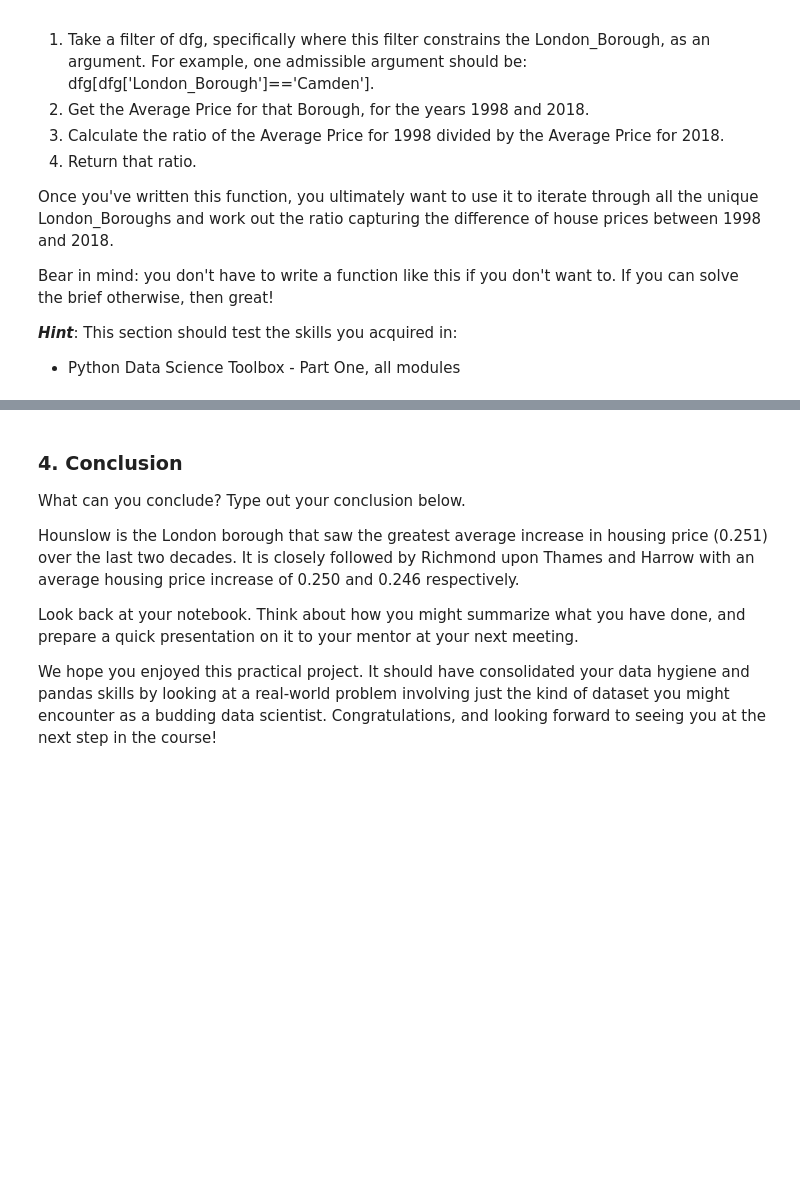
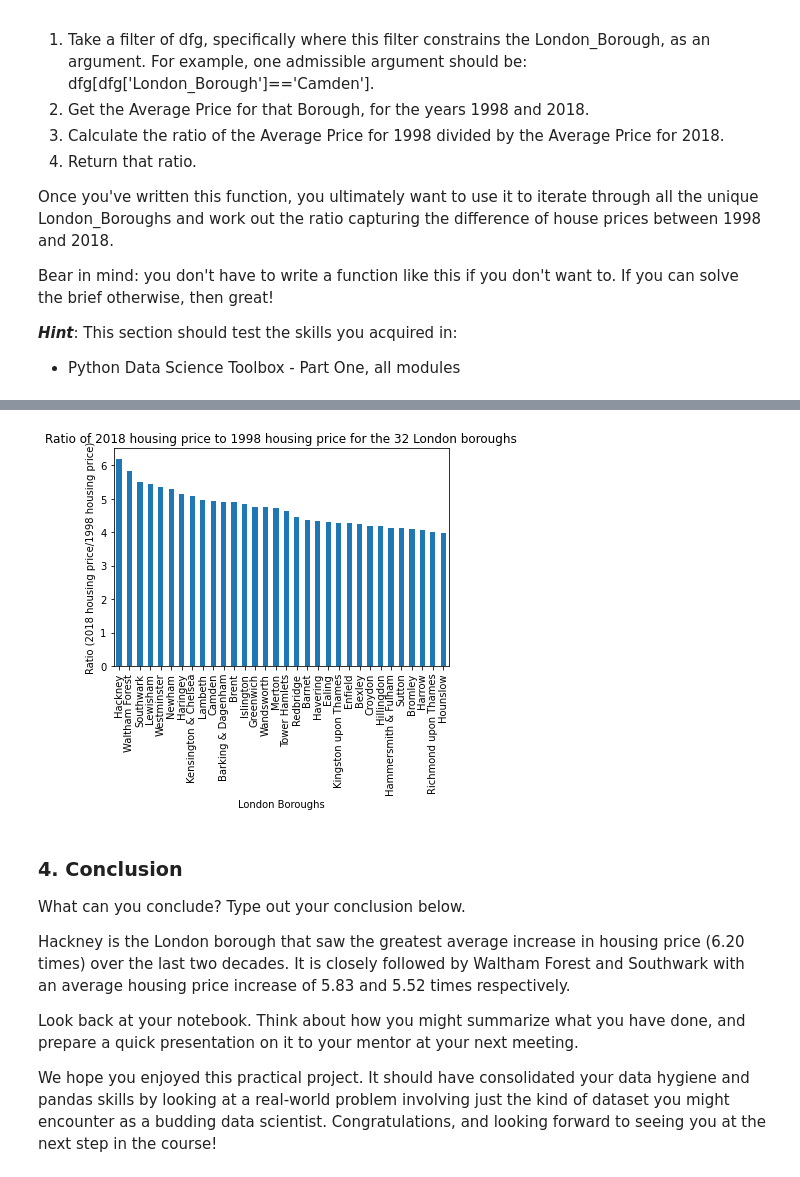
Before and after one commit to simonatso/LondonHousingCaseStudy, a Jupyter notebook: Unit 4 Challenge - Tier 3.ipynb, the cells around one changed output, grey strips where cells are left out. Cells and saved outputs as stored; diff of their text form; code cells hidden in the pictures; blank space fills up the shorter version.

Commit message:
Added plot of ratios for the 32 London boroughs

```diff
--- a/Unit 4 Challenge - Tier 3.ipynb
+++ b/Unit 4 Challenge - Tier 3.ipynb
@@ -206,10 +206,3 @@ array(['City of London', 'Barking & Dagenham', 'Barnet', 'Bexley',
 properties_clean['London Borough'].nunique()
 # %% [output]
 48
-# %%
-properties_clean[properties_clean['London Borough'] == 'Unnamed: 34']
-properties_clean.drop(properties_clean[properties_clean['London Borough'] == 'Unnamed: 34'].index, inplace=True)
-# properties_clean[properties_clean['London Borough'] == 'Unnamed: 37']
-properties_clean.drop(properties_clean[properties_clean['London Borough'] == 'Unnamed: 37'].index, inplace=True)
-# properties_clean[properties_clean['London Borough'] == 'Unnamed: 47']
-properties_clean.drop(properties_clean[properties_clean['London Borough'] == 'Unnamed: 47'].index, inplace=True)
@@ -217,7 +226,7 @@ properties_clean.drop(properties_clean[properties_clean['London Borough'] == 'Un
 nonBoroughs = ['City of London','Inner London', 'Outer London', 'NORTH EAST',
        'NORTH WEST', 'YORKS & THE HUMBER', 'EAST MIDLANDS',
        'WEST MIDLANDS', 'EAST OF ENGLAND', 'LONDON', 'SOUTH EAST',
-       'SOUTH WEST', 'England']
+       'SOUTH WEST', 'England', 'Unnamed: 34', 'Unnamed: 37', 'Unnamed: 47']
 for borough in nonBoroughs:
     properties_clean.drop(properties_clean[properties_clean['London Borough'] == borough].index, inplace=True)
 # %%
@@ -300,12 +311,12 @@ def create_price_ratio(borough, df):
     boroughData = groupedDf[groupedDf['London Borough'] == borough]
     price1998 = boroughData[boroughData['Year'] == 1998].iloc[0, -1]
     price2018 = boroughData[boroughData['Year'] == 2018].iloc[0, -1]
-    return price1998/price2018
+    return price2018/price1998
 
 price_ratios = {}
 for borough in groupedDf['London Borough'].unique():
     price_ratios[borough] = create_price_ratio(borough, groupedDf)
 
-sorted_price_ratios = {k: v for k, v in sorted(price_ratios.items(), key=lambda item: item[1])}
+sorted_price_ratios = {k: v for k, v in sorted(price_ratios.items(), key=lambda item: item[1], reverse=True)}
 print(sorted_price_ratios)
 # %% [output]
@@ -312,0 +324,5 @@ print(sorted_price_ratios)
+# %%
+dfRatios = pd.DataFrame(sorted_price_ratios, index=range(0,1))
+dfRatios = dfRatios.transpose().reset_index()
+dfRatios.rename(columns={'index':'London Borough', 0:'Ratio'}, inplace=True)
+dfRatios.head()
@@ -313,8 +336,17 @@ print(sorted_price_ratios)
+# %%
+dfRatios.plot(kind='bar', legend=None)
+plt.xticks(np.arange(len(dfRatios['London Borough'])), dfRatios['London Borough'])
+plt.xlabel('London Boroughs')
+plt.ylabel('Ratio (2018 housing price/1998 housing price)')
+plt.title('Ratio of 2018 housing price to 1998 housing price for the 32 London boroughs')
+plt.show()
+# %% [output]
+[figure, added]
 # %% [markdown]
 ### 4. Conclusion
 What can you conclude? Type out your conclusion below.
 
-Hounslow is the London borough that saw the greatest average increase in housing price (0.251) over the last two decades. It is closely followed by Richmond upon Thames and Harrow with an average housing price increase of 0.250 and 0.246 respectively.
+Hackney is the London borough that saw the greatest average increase in housing price (6.20 times) over the last two decades. It is closely followed by Waltham Forest and Southwark with an average housing price increase of 5.83 and 5.52 times respectively.
 
 
 Look back at your notebook. Think about how you might summarize what you have done, and prepare a quick presentation on it to your mentor at your next meeting.
```
Also changed, not shown: parts of 5 cells of this notebook.
